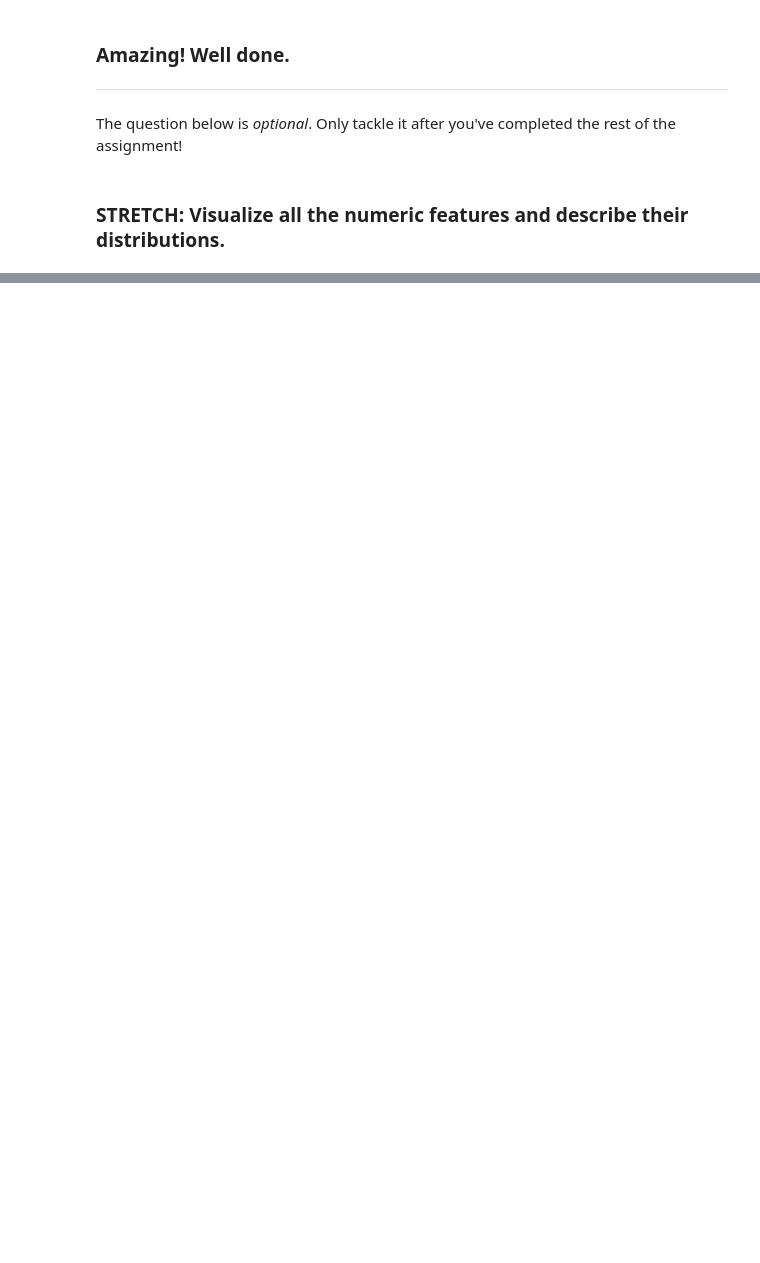
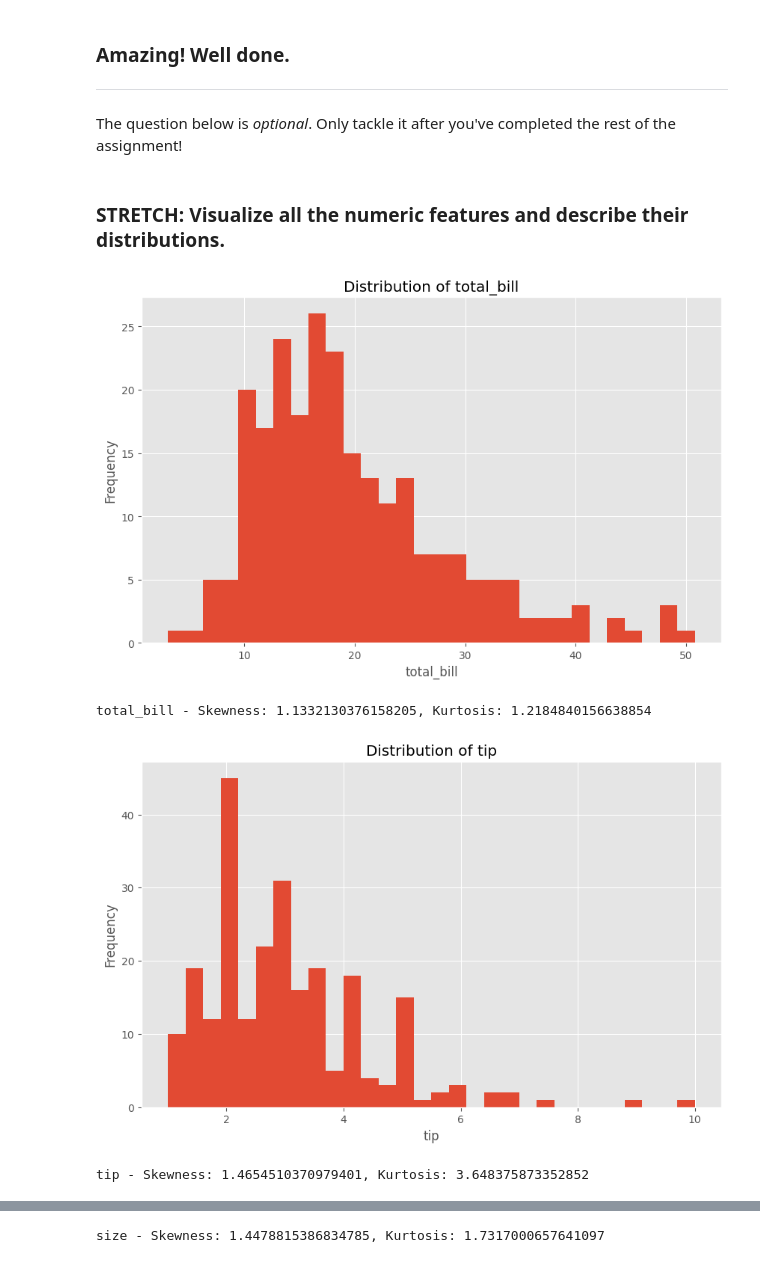
Before and after one commit to JacobCheng0912/Workshop-Python, a Jupyter notebook: 03 - Stats Refresher/01 - Descriptive Statistics 1/Descriptive Statistics I - EXERCISE.ipynb, the cells around one changed output, grey strips where cells are left out. Cells and saved outputs as stored; diff of their text form; code cells hidden in the pictures; blank space fills up the shorter version.

```diff
--- a/03 - Stats Refresher/01 - Descriptive Statistics 1/Descriptive Statistics I - EXERCISE.ipynb
+++ b/03 - Stats Refresher/01 - Descriptive Statistics 1/Descriptive Statistics I - EXERCISE.ipynb
@@ -110,0 +203,19 @@ The question below is _optional_. Only tackle it after you've completed the rest
+# %%
+# Select numeric features from the dataset
+numeric_features = df.select_dtypes(include=['float64', 'int64']).columns
+
+# Plot the distribution of each numeric feature
+for feature in numeric_features:
+    df[feature].hist(bins=30)
+    plt.title(f'Distribution of {feature}')
+    plt.xlabel(feature)
+    plt.ylabel('Frequency')
+    plt.show()
+
+    # Print skewness and kurtosis for each numeric feature
+    print(f"{feature} - Skewness: {df[feature].skew()}, Kurtosis: {df[feature].kurt()}")
+# %% [output]
+[figure, added]
+total_bill - Skewness: 1.1332130376158205, Kurtosis: 1.2184840156638854
+[figure, added]
+tip - Skewness: 1.4654510370979401, Kurtosis: 3.648375873352852
@@ -110,0 +223 @@ The question below is _optional_. Only tackle it after you've completed the rest
+size - Skewness: 1.4478815386834785, Kurtosis: 1.7317000657641097
```
Also changed, not shown: parts of 29 cells of this notebook.
